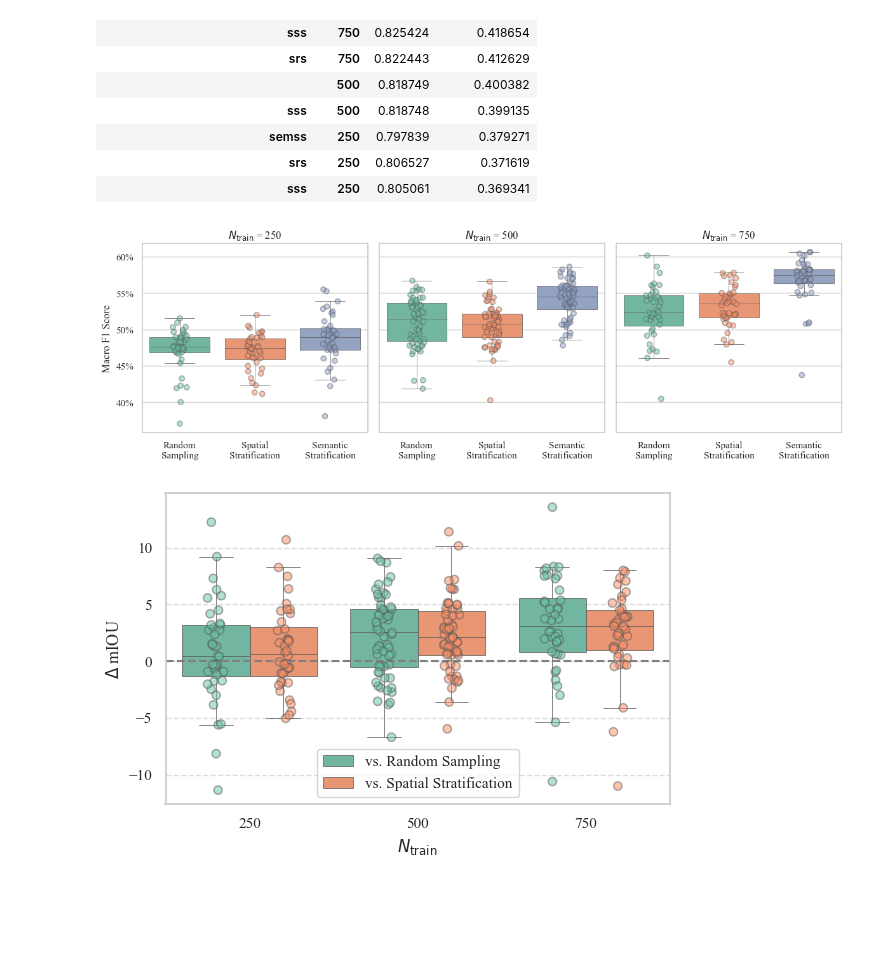
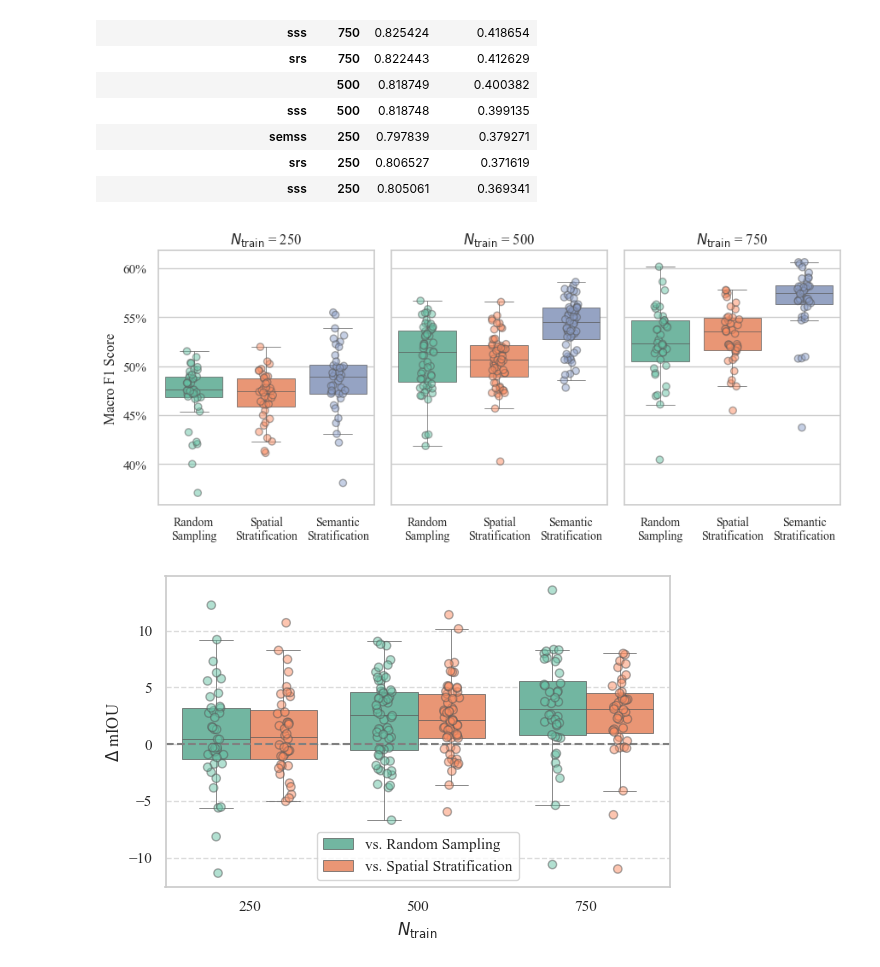
Before and after one commit to DakotaHester/ms-land-cover, a Jupyter notebook: notebooks/cpb_results.ipynb, the cells around one changed output. Drawn from its saved outputs; the diff is of its cells as text; code cells hidden in the pictures; blank space fills up the shorter version.

Commit message:
Lots of updates to paper

```diff
--- a/notebooks/cpb_results.ipynb
+++ b/notebooks/cpb_results.ipynb
@@ -353,38 +356,41 @@ plt.rcParams['font.family'] = 'Times New Roman'
 
 
 
 df = metrics_df.copy()
 df['method'] = df['method'].map({'srs': 'Random\nSampling', 'sss': 'Spatial\nStratification', 'semss': 'Semantic\nStratification'})
 df['method'] = pd.Categorical(df['method'], categories=['Random\nSampling', 'Spatial\nStratification', 'Semantic\nStratification'], ordered=True)
 # df = df.loc[(df.model == 'unet') & (df.weights == 'none')]
 
 # df = df[df.weights == 'none']
 # df = df.loc[df.rep <= 0]
-fig, ax = plt.subplots(1, 3, figsize=(12, 4), sharey=True)
+fig, ax = plt.subplots(1, 3, figsize=(9, 4), sharey=True)
 n_train_values = [250, 500, 750]
 for i, n_train in enumerate(n_train_values):
     sns.boxplot(data=df[df.n_train == n_train], x='method', y='macro_f1_score', ax=ax[i], palette='Set2', hue='method', legend=False, showfliers=False, linewidth=0.5)
     sns.stripplot(data=df[df.n_train == n_train], x='method', y='macro_f1_score', ax=ax[i], palette='Set2', hue='method', legend=False, dodge=False, alpha=0.5, linewidth=1, edgecolor='gray', size=6)
     # sns.violinplot(data=df[df.n_train == n_train], x='method', y='macro_jaccard', ax=ax[i], palette='Set2', hue='method', legend=False,)
     # ax[i].set_title(f'n_train = {n_train}')
     ax[i].set_title(r'$N_{\text{train}}$ = ' + str(n_train))    # ax[i].set_ylabel('Macro Jaccard')
     ax[i].set_xlabel('')
     ax[i].yaxis.set_major_formatter(PercentFormatter(1.0, decimals=0))
 
+    # set xaxis labels to smaller font size
+    ax[i].tick_params(axis='x', labelsize=10)
+
 
 ax[0].set_ylabel('Macro F1 Score')
 fig.tight_layout()
 
-# plt.savefig('./paper/images/cpb_sampling_methods_boxplot.png', dpi=300)
-# plt.savefig('./paper/images/cpb_sampling_methods_boxplot.pdf')
-plt.show()
+plt.savefig('../paper/images/cpb_sampling_methods_boxplot_condensed.png', dpi=300)
+plt.savefig('../paper/images/cpb_sampling_methods_boxplot_condensed.pdf')
+# plt.show()
 # for i, n_train in enumerate(n_train_values):
 #     sns.boxplot(data=df[df.n_train == n_train], x='method', y='accuracy', ax=ax[1][i], palette='Set2', hue='method', legend=False)
 #     ax[1][i].set_title(f'n_train = {n_train}')
 #     ax[1][i].set_ylabel('Overall Accuracy')
 #     ax[1][i].set_xlabel('Method')
 # %% [output]
-[figure, old version]
+[figure, new version]
 # %%
 
 # Create a plot to emphasize the performance gain of SEMSS
```
Also changed, not shown: parts of 2 cells of this notebook, 30 other files.
